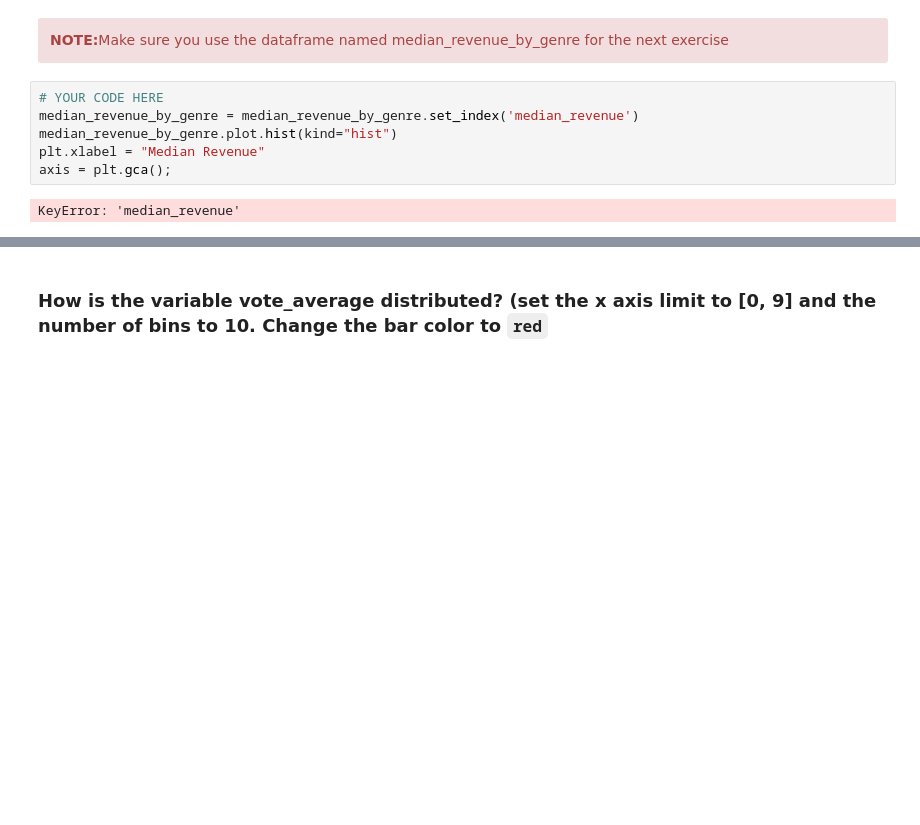
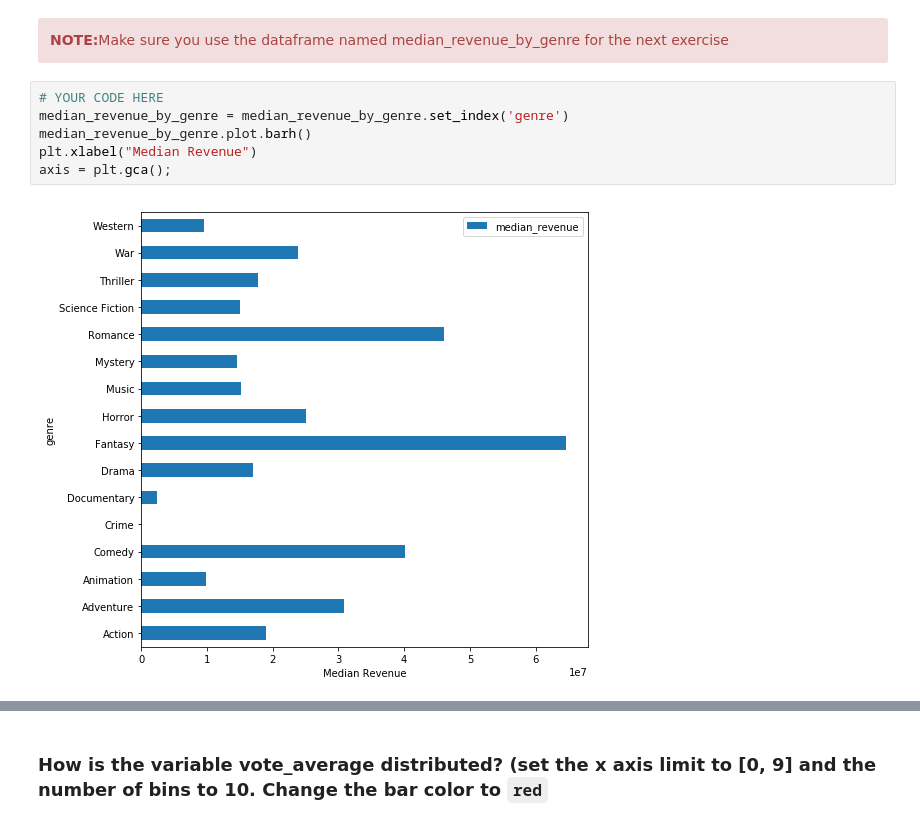
Before and after one commit to valentyna-koshelnyk/Data-Science-Academy, a Jupyter notebook: S01 - Bootcamp and Binary Classification/SLU03 - Visualization with Pandas and Matplotlib/Exercise notebook.ipynb, the cells around one changed output, grey strips where cells are left out. Cells and saved outputs as stored; diff of their text form; blank space fills up the shorter version.

```diff
--- a/S01 - Bootcamp and Binary Classification/SLU03 - Visualization with Pandas and Matplotlib/Exercise notebook.ipynb
+++ b/S01 - Bootcamp and Binary Classification/SLU03 - Visualization with Pandas and Matplotlib/Exercise notebook.ipynb
@@ -210,12 +191,12 @@ Name: median_revenue, dtype: float64
 </div>
 # %%
 # YOUR CODE HERE
-median_revenue_by_genre = median_revenue_by_genre.set_index('median_revenue')
-median_revenue_by_genre.plot.hist(kind="hist")
-plt.xlabel = "Median Revenue"
+median_revenue_by_genre = median_revenue_by_genre.set_index('genre')
+median_revenue_by_genre.plot.barh()
+plt.xlabel("Median Revenue")
 axis = plt.gca();
 # %% [output]
-KeyError: 'median_revenue'
+[figure, added]
 # %%
 pc = PlotChecker(axis)
 pc._patches = np.array(pc.axis.patches)
```
Also changed, not shown: parts of 5 cells of this notebook, 5 other files.
